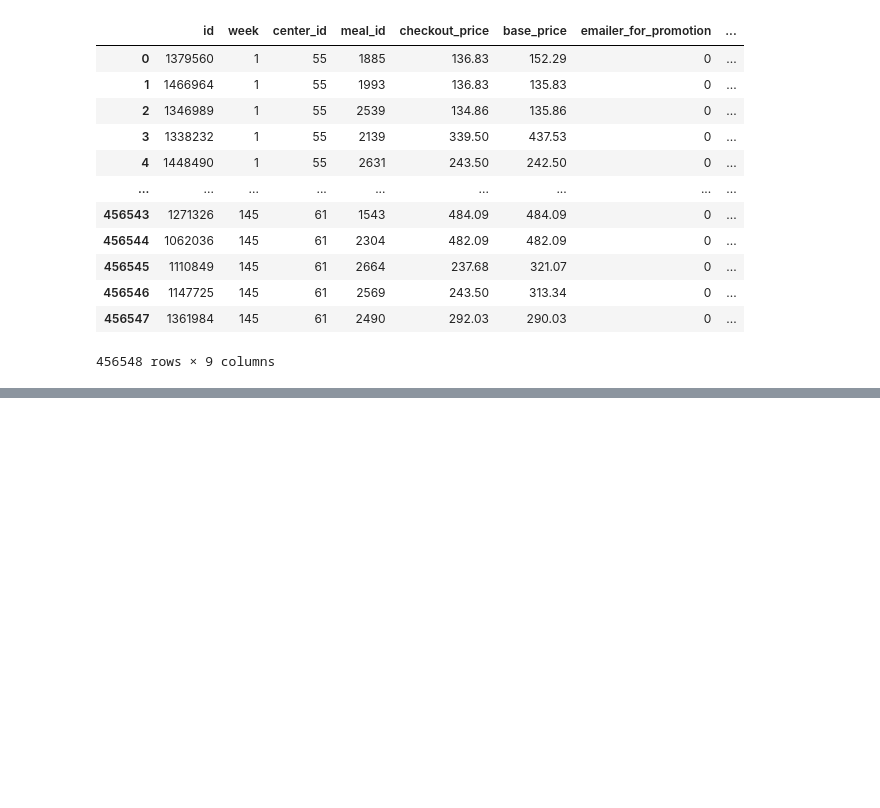
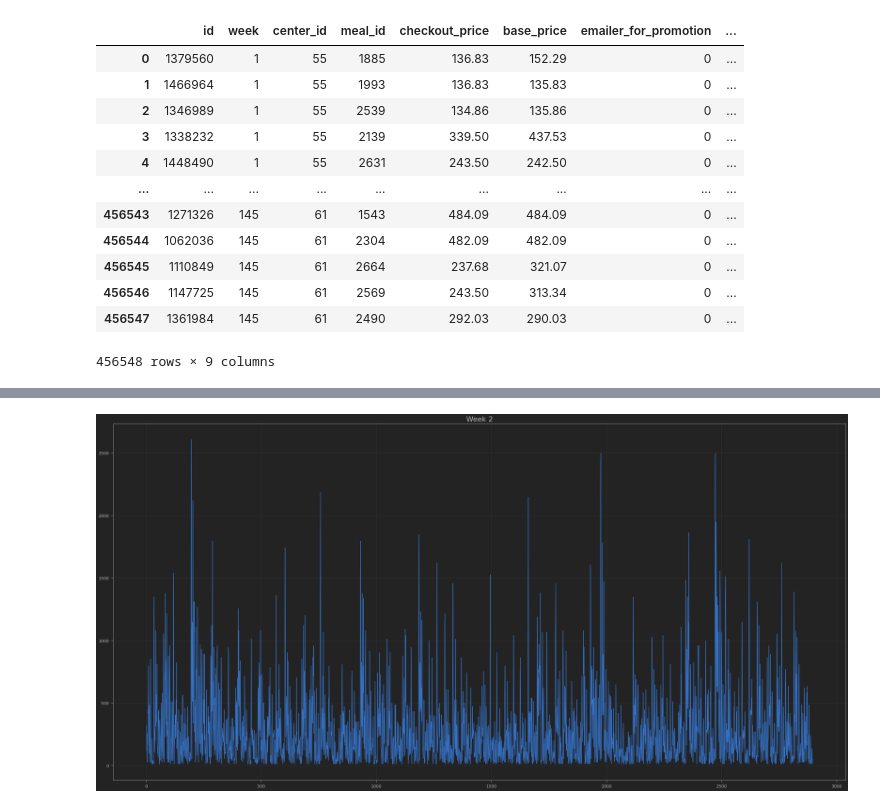
Before and after one commit to Aditya-Komaravolu/Food-Demand-Forecasting, a Jupyter notebook: Food Demand Forecasting/main.ipynb, the cells around one changed output, grey strips where cells are left out. Cells and saved outputs as stored; diff of their text form; code cells hidden in the pictures; blank space fills up the shorter version.

```diff
--- a/Food Demand Forecasting/main.ipynb
+++ b/Food Demand Forecasting/main.ipynb
@@ -119,0 +215,16 @@ print(train_csv['center_id'].nunique())
+# %%
+count=0
+x_plot2=[]
+for head_number in range(1,train_csv["id"][train_csv["week"]==2].count()+1):
+    count+=1
+    x_plot2.append(count)
+y_plot2=train_csv["num_orders"][train_csv["week"]==2]
+
+plt.figure(figsize=(40,20))
+plt.title(" Week 2 ", fontsize=22)  #added fontsize
+#plt.scatter(x_plot2, y_plot2)
+plt.plot(x_plot2, y_plot2, zorder=2)  #zorder helps in overlaying data on gridlines
+#plt.grid(zorder=1)  #zorder helps in overlaying data on gridlines
+plt.show()
+# %% [output]
+[figure, added]
```
Also changed, not shown: parts of 21 cells of this notebook, 3 other files.
